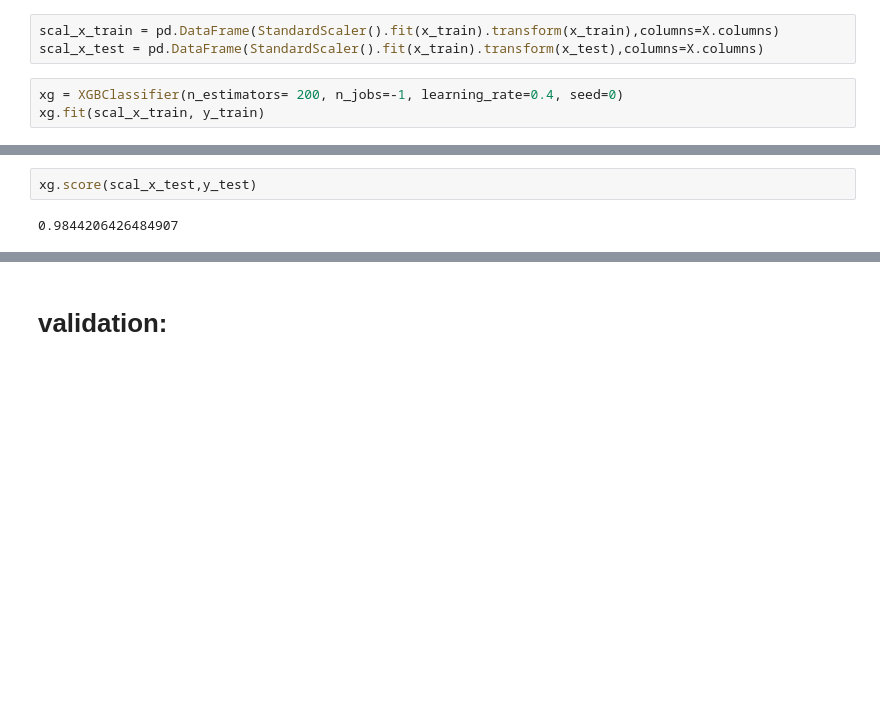
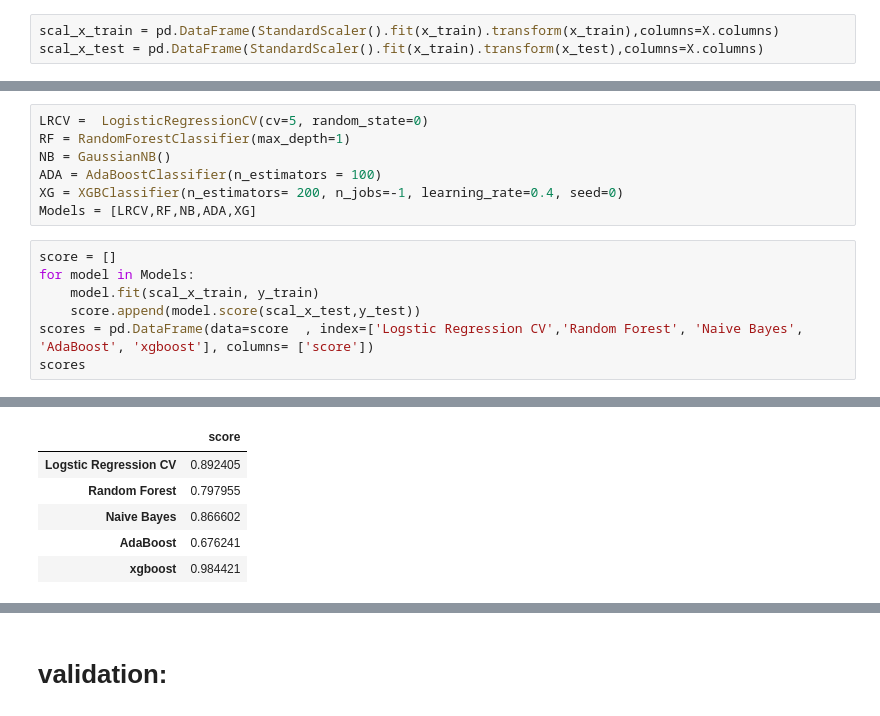
Before and after one commit to ortrsa/Data_Science_Final_Project_2, a Jupyter notebook: Notebook4.ipynb, the cells around one changed output, grey strips where cells are left out. Saved outputs shown, nothing was run; the diff lists cells and outputs as text; blank space fills up the shorter version.

```diff
--- a/Notebook4.ipynb
+++ b/Notebook4.ipynb
@@ -252,6 +252,3 @@ x_train , x_test , y_train , y_test = split(X,Y ,train_size = 0.8 , shuffle = Tr
 # %%
 scal_x_train = pd.DataFrame(StandardScaler().fit(x_train).transform(x_train),columns=X.columns)
 scal_x_test = pd.DataFrame(StandardScaler().fit(x_train).transform(x_test),columns=X.columns)
-# %%
-xg = XGBClassifier(n_estimators= 200, n_jobs=-1, learning_rate=0.4, seed=0)
-xg.fit(scal_x_train, y_train)
@@ -269,4 +255,15 @@ XGBClassifier(base_score=0.5, booster='gbtree', colsample_bylevel=1,
-# %%
-xg.score(scal_x_test,y_test)
-# %% [output]
-0.9844206426484907
+# %%
+LRCV =  LogisticRegressionCV(cv=5, random_state=0)
+RF = RandomForestClassifier(max_depth=1)
+NB = GaussianNB()
+ADA = AdaBoostClassifier(n_estimators = 100)
+XG = XGBClassifier(n_estimators= 200, n_jobs=-1, learning_rate=0.4, seed=0)
+Models = [LRCV,RF,NB,ADA,XG]
+# %%
+score = []
+for model in Models:
+    model.fit(scal_x_train, y_train)
+    score.append(model.score(scal_x_test,y_test))
+scores = pd.DataFrame(data=score  , index=['Logstic Regression CV','Random Forest', 'Naive Bayes', 'AdaBoost', 'xgboost'], columns= ['score'])
+scores
+# %% [output]
@@ -272,0 +271,6 @@ xg.score(scal_x_test,y_test)
+|  | score |
+| Logstic Regression CV | 0.892405 |
+| Random Forest | 0.797955 |
+| Naive Bayes | 0.866602 |
+| AdaBoost | 0.676241 |
+| xgboost | 0.984421 |
```
Also changed, not shown: parts of 20 cells of this notebook.
